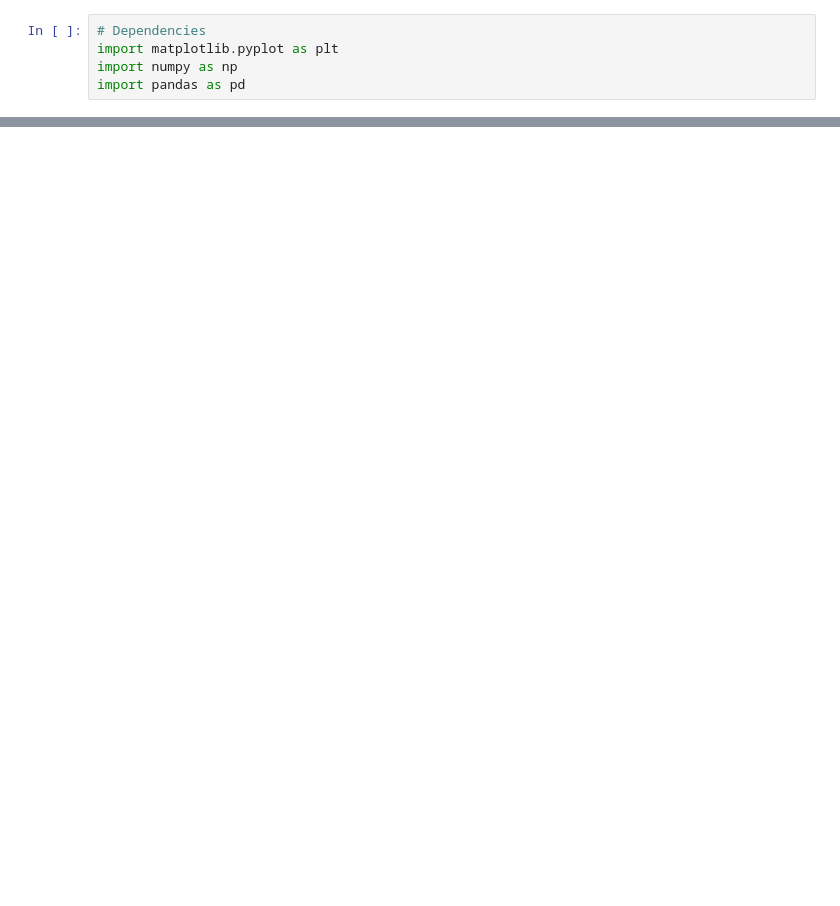
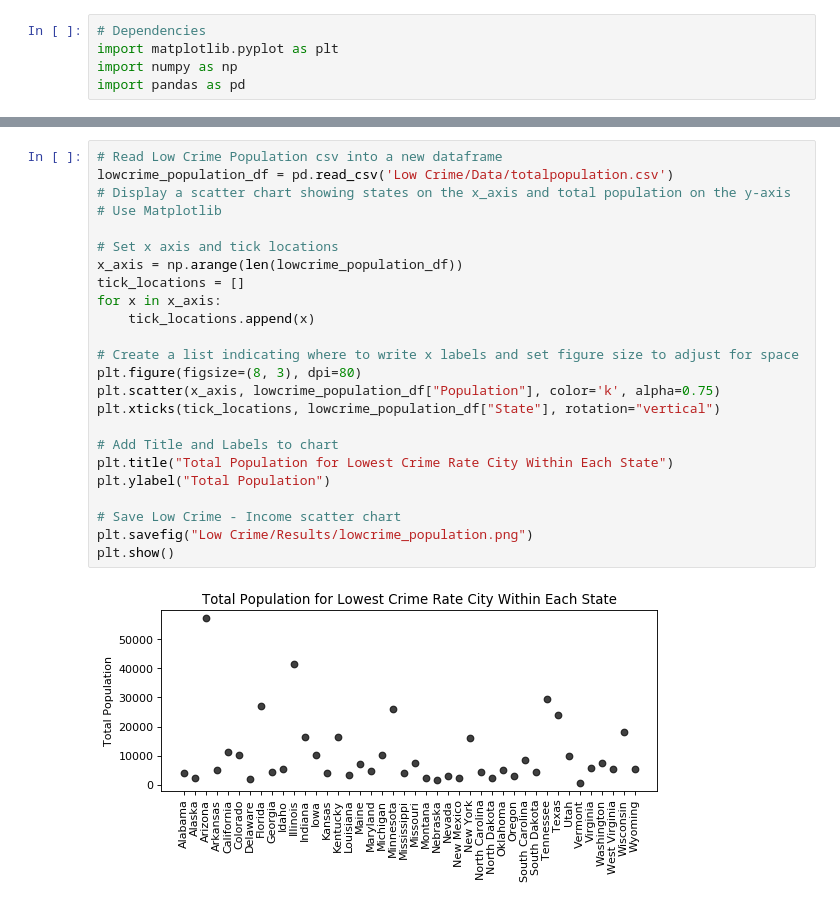
Before and after one commit to temidayo1234/National_ViolentCrime_Analysis, a Jupyter notebook: Analysis/demographic-charts.ipynb, the cells around one changed output, grey strips where cells are left out. Cells and saved outputs as stored; diff of their text form; blank space fills up the shorter version.

```diff
--- a/Analysis/demographic-charts.ipynb
+++ b/Analysis/demographic-charts.ipynb
@@ -852,0 +72,26 @@ plt.savefig("High Crime/Results/hichcrime_schoolenrollment.png")
+# %%
+# Read Low Crime Population csv into a new dataframe
+lowcrime_population_df = pd.read_csv('Low Crime/Data/totalpopulation.csv')
+# Display a scatter chart showing states on the x_axis and total population on the y-axis
+# Use Matplotlib
+
+# Set x axis and tick locations
+x_axis = np.arange(len(lowcrime_population_df))
+tick_locations = []
+for x in x_axis:
+    tick_locations.append(x)
+
+# Create a list indicating where to write x labels and set figure size to adjust for space
+plt.figure(figsize=(8, 3), dpi=80)
+plt.scatter(x_axis, lowcrime_population_df["Population"], color='k', alpha=0.75)
+plt.xticks(tick_locations, lowcrime_population_df["State"], rotation="vertical")
+
+# Add Title and Labels to chart
+plt.title("Total Population for Lowest Crime Rate City Within Each State")
+plt.ylabel("Total Population")
+
+# Save Low Crime - Income scatter chart
+plt.savefig("Low Crime/Results/lowcrime_population.png")
+plt.show()
+# %% [output]
+[figure, added]
```
Also changed, not shown: parts of 44 cells of this notebook, 41 other files.
